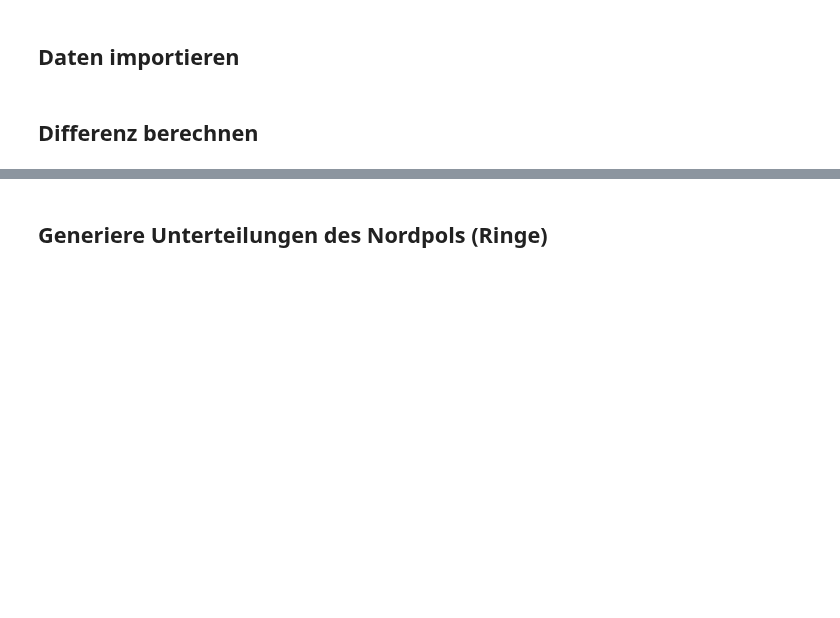
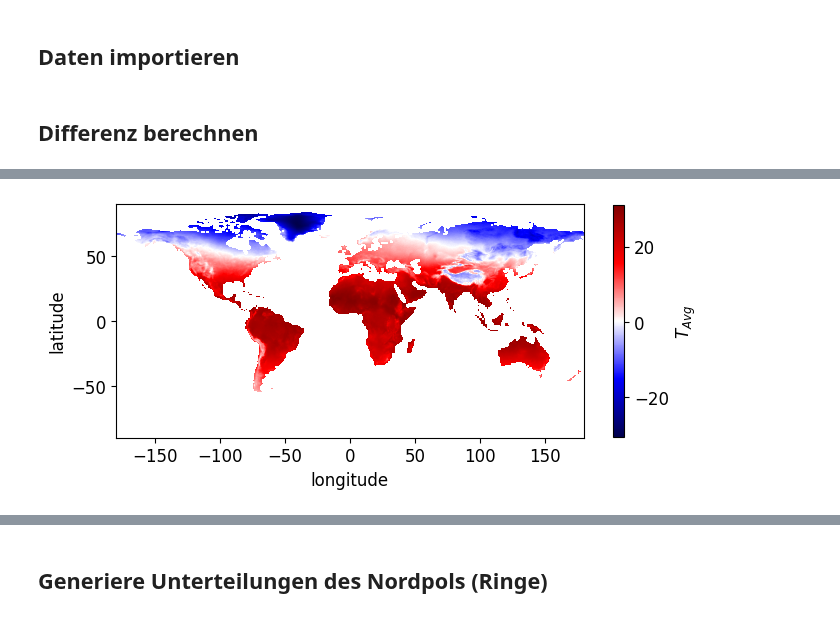
Before and after one commit to LeoausderDose/Praktikum_AWI, a Jupyter notebook: Bilder/Binned_Trends/Binned_Trends.ipynb, the cells around one changed output, grey strips where cells are left out. Drawn from its saved outputs; the diff is of its cells as text; code cells hidden in the pictures; blank space fills up the shorter version.

```diff
--- a/Bilder/Binned_Trends/Binned_Trends.ipynb
+++ b/Bilder/Binned_Trends/Binned_Trends.ipynb
@@ -55,0 +52,6 @@ TAvg_Lat = TAvg.sel(lat = slice(70,84)).mean('lon')
+# %%
+# TMin_time = TMin.sel(lat = slice(70,84), time = slice(pd.to_datetime('1969'), pd.to_datetime('2023'))).mean('time')
+# TMax_time = TMax.sel(lat = slice(70,84), time = slice(pd.to_datetime('1969'), pd.to_datetime('2023'))).mean('time')
+DTR = TMax.tmx.sel(time = slice(pd.to_datetime('1969'), pd.to_datetime('2023'))) - TMin.tmn.sel(time = slice(pd.to_datetime('1969'), pd.to_datetime('2023')))
+TAvg_time = TAvg.tmp.sel(time = slice(pd.to_datetime('1969'), pd.to_datetime('2023'))).mean('time') #lat = slice(70,84),
+TAvg_time
@@ -55,0 +70,17 @@ TAvg_Lat = TAvg.sel(lat = slice(70,84)).mean('lon')
+# %%
+x_coords = TAvg_time.coords['lon'].values  # Replace 'your_x_coordinate' with the actual coordinate name
+y_coords = TAvg_time.coords['lat'].values  # Replace 'your_y_coordinate' with the actual coordinate name
+
+# Create a heatmap using Matplotlib
+plt.figure(figsize=(17/2.46, 5.5))
+heatmap = plt.imshow(TAvg_time, cmap='seismic', origin='lower', extent=[x_coords.min(), x_coords.max(), y_coords.min(), y_coords.max()])
+
+cbar = plt.colorbar(heatmap, shrink=0.45, label='$T_{Avg}$')
+#plt.title('$T_{Avg}$')
+plt.xlabel('longitude')
+plt.ylabel('latitude')
+
+plt.tight_layout()
+plt.show()
+# %% [output]
+[figure, added]
```
Also changed, not shown: parts of 12 cells of this notebook.
